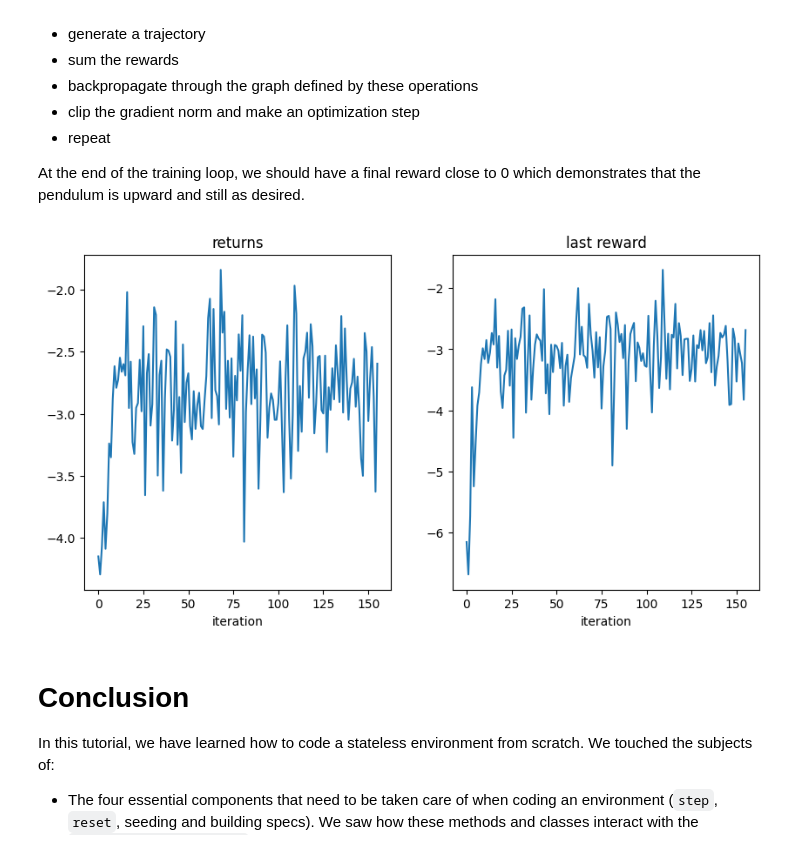
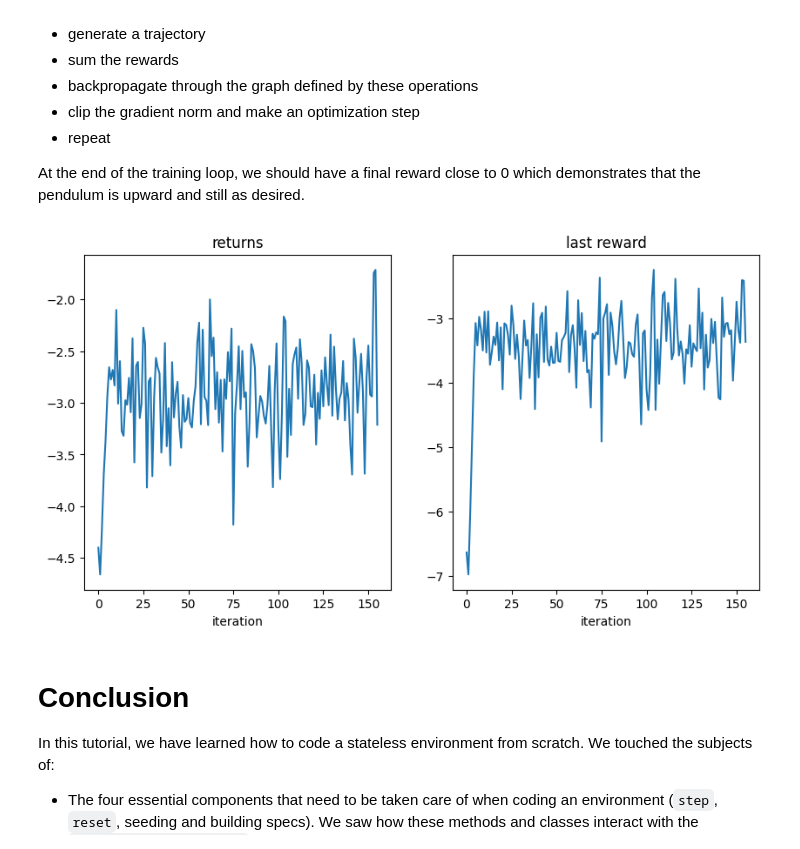
Before and after one commit to ModeS7/Pendulum_RL, a Jupyter notebook: pendulum.ipynb, the cells around one changed output. Saved outputs shown, nothing was run; the diff lists cells and outputs as text; code cells hidden in the pictures.

```diff
--- a/pendulum.ipynb
+++ b/pendulum.ipynb
@@ -430,8 +431,10 @@ def _make_spec(self, td_params):
             dtype=torch.float32,
         ),
         phi=BoundedTensorSpec(
-            low=-td_params["params", "max_phi"],
-            high=td_params["params", "max_phi"],
+            #low=-td_params["params", "max_phi"],
+            #high=td_params["params", "max_phi"],
+            low=-torch.pi,
+            high=torch.pi,
             shape=(),
             dtype=torch.float32,
         ),
@@ -520,7 +523,7 @@ def gen_params(g=9.81, batch_size=None) -> TensorDictBase:
         {
             "params": TensorDict(
                 {
-                    "max_phi": 2.0/3.0,
+                    #"max_phi": 2.0/3.0,
                     "max_voltage": 5.0,
                     "dt": 0.05,
                     "g": g,
@@ -929,7 +940,7 @@ batch\_size dynamically and this is not supported by
 `~torchrl.envs.EnvBase.rollout`{.interpreted-text role="meth"}:
 # %%
 rollout = env.rollout(
-    3,
+    6,
     auto_reset=False,  # we're executing the reset out of the ``rollout`` call
     tensordict=env.reset(env.gen_params(batch_size=[batch_size])),
 )
@@ -973,7 +984,7 @@ torch.manual_seed(0)
 env.set_seed(0)
 
 net = nn.Sequential(
-    nn.Linear(3, 128),  # Input size 3 for ['sin', 'cos', 'thdot']
+    nn.Linear(6, 128),  # Input size 3 for ['sin', 'cos', 'thdot']
     nn.ReLU(),
     nn.Linear(128, 128),
     nn.ReLU(),
@@ -1008,7 +1019,7 @@ At the end of the training loop, we should have a final reward close to
 # %%
 batch_size = 32
 pbar = tqdm.tqdm(range(5_000 // batch_size))
-scheduler = torch.optim.lr_scheduler.CosineAnnealingLR(optim, 20_000)
+scheduler = torch.optim.lr_scheduler.CosineAnnealingLR(optim, 5_000)
 logs = defaultdict(list)
 
 for _ in pbar:
@@ -1017,36 +1028,34 @@ for _ in pbar:
     traj_return = rollout["next", "reward"].mean()
     (-traj_return).backward()
     gn = torch.nn.utils.clip_grad_norm_(net.parameters(), 1.0)
     optim.step()
     optim.zero_grad()
     pbar.set_description(
         f"reward: {traj_return: 4.4f}, "
         f"last reward: {rollout[..., -1]['next', 'reward'].mean(): 4.4f}, gradient norm: {gn: 4.4}"
     )
     logs["return"].append(traj_return.item())
     logs["last_reward"].append(rollout[..., -1]["next", "reward"].mean().item())
     scheduler.step()
 
 
 def plot():
-    import matplotlib
-    from matplotlib import pyplot as plt
 
     plt.figure(figsize=(10, 5))
     plt.subplot(1, 2, 1)
     plt.plot(logs["return"])
     plt.title("returns")
     plt.xlabel("iteration")
     plt.subplot(1, 2, 2)
     plt.plot(logs["last_reward"])
     plt.title("last reward")
     plt.xlabel("iteration")
     plt.show()
 
 
 plot()
 # %% [output]
-[figure, old version]
+[figure, new version]
 # %% [markdown]
 Conclusion
 ==========
```
Also changed, not shown: parts of 15 cells of this notebook, 2 other files.
